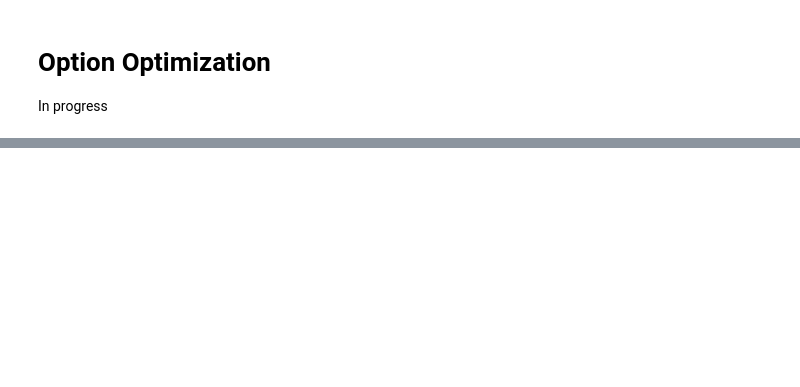
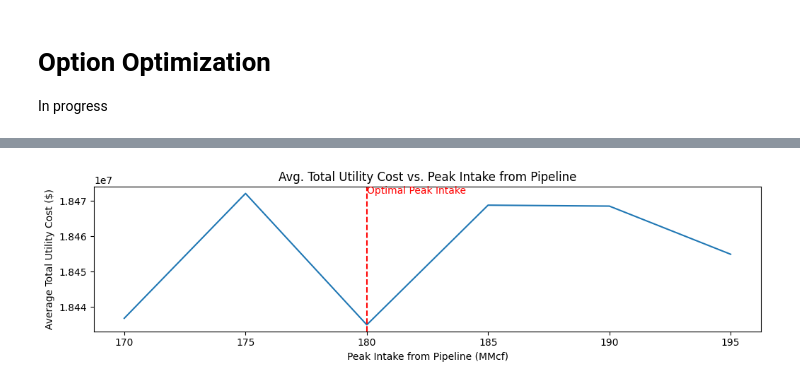
Before and after one commit to EricChi551/Eric-Chi-personal-repo, a Jupyter notebook: CaLNG_demand_with_option.ipynb, the cells around one changed output, grey strips where cells are left out. Saved outputs shown, nothing was run; the diff lists cells and outputs as text; code cells hidden in the pictures; blank space fills up the shorter version.

```diff
--- a/CaLNG_demand_with_option.ipynb
+++ b/CaLNG_demand_with_option.ipynb
@@ -331,0 +343,13 @@ plt.show()
+# %%
+# Plot 2: Average Total Utility Cost vs. Peak Intake from Pipeline
+plt.subplot(1, 2, 2)
+sns.lineplot(x='peak_intake_from_pipeline', y='total_utility_cost', data=plot_data_peak)
+plt.title('Avg. Total Utility Cost vs. Peak Intake from Pipeline')
+plt.xlabel('Peak Intake from Pipeline (MMcf)')
+plt.ylabel('Average Total Utility Cost ($)')
+plt.axvline(optimal_peak_intake, color='red', linestyle='--')
+plt.text(optimal_peak_intake, plot_data_peak['total_utility_cost'].max(), 'Optimal Peak Intake', color='red')
+plt.tight_layout()
+plt.show()
+# %% [output]
+[figure, added]
```
Also changed, not shown: parts of 12 cells of this notebook.
